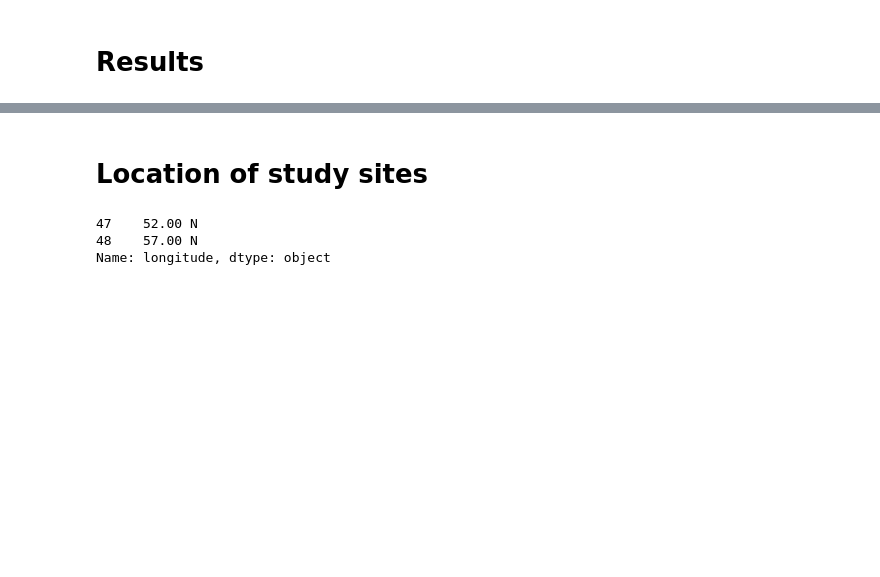
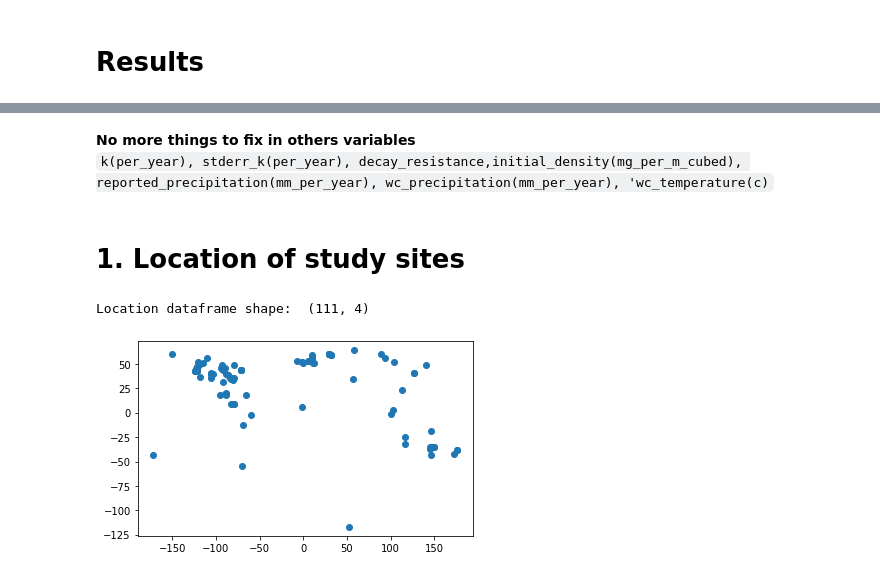
Before and after one commit to yodavo/moja-global-analysis, a Jupyter notebook: 2021-12-08_Task0-MOESM/Hamon.ipynb, the cells around one changed output, grey strips where cells are left out. Saved outputs shown, nothing was run; the diff lists cells and outputs as text; code cells hidden in the pictures; blank space fills up the shorter version.

```diff
--- a/2021-12-08_Task0-MOESM/Hamon.ipynb
+++ b/2021-12-08_Task0-MOESM/Hamon.ipynb
@@ -179,35 +250,39 @@ pd.DataFrame(dataframe)
+# %% [markdown]
+**No more things to fix in others variables**\
+`k(per_year), stderr_k(per_year), decay_resistance,initial_density(mg_per_m_cubed), reported_precipitation(mm_per_year), wc_precipitation(mm_per_year), 'wc_temperature(c)`
 # %% [markdown]
-# Location of study sites
+# **1. Location of study sites**
+# %%
+# decimal minutes seconds to decimal coordenates
+def dms2dd(statement):
+  # assuming all the staments ended with ['N', 'S', 'E', 'W']
+  coordinate = statement[:-1]
+  direction = statement[-1]
+
+  # modification
+  coordinate = float(coordinate)
+  modify = [-1 if direction in ['W', 'S'] else 1]
+  new = coordinate * modify[0]
+  return new
 # %%
 # getting the information from dataset
 locations = dataset_clean[2].copy()
 
 # fixing coordenates white spaces
 df_obj = locations.select_dtypes(['object'])
 locations[df_obj.columns] = df_obj.apply(lambda x: x.str.rstrip())
+locations['latitude'] = locations['latitude'].apply(dms2dd)
+locations['longitude'] = locations['longitude'].apply(dms2dd)
 
-# get values
+# creating geometry
+geometry = [Point(xy) for xy in zip(locations['longitude'], locations['latitude'])]
+locations = locations.drop(columns=['reference']) # removing from df
+print('Location dataframe shape: ', locations.shape)
 
-# longitude = locations['longitude'].cppy
-# locations['longitude'] = clean_lat_long(locations['longitude'])
-# locations['longitude'] = locations['longitude'].str.split(r'W|N| ').str.get(0)
-# locations['longitude'] = locations['longitude'].astype(float)
-# locations['latitude'] = locations['latitude'].str.split(r'W|N| ').str.get(0)
-# locations['latitude'] = locations['latitude'].astype(float)
-
-# # creating geometry
-# geometry = [Point(xy) for xy in zip(locations['longitude'], locations['latitude'])]
-# locations = locations.drop(columns=['latitude', 'longitude', 'reference']) # removing from df
-
-# # creating geodataframe
-# glocation = gpd.GeoDataFrame(locations, crs="EPSG:4326", geometry=geometry)
-# glocation.plot()
+# creating geodataframe
+glocation = gpd.GeoDataFrame(locations, crs="EPSG:4326", geometry=geometry)
+glocation.plot()
+plt.show()
+# %% [output]
+Location dataframe shape:  (111, 4)
+[figure, added]
-# %%
-from dataprep.clean import validate_lat_long
-
-locations['longitude']
-locations['longitude'][~validate_lat_long(locations['latitude'], lat_long=False, lat=True)]
-# %% [output]
-47    52.00 N
-48    57.00 N
-Name: longitude, dtype: object
```
Also changed, not shown: parts of 29 cells of this notebook.
